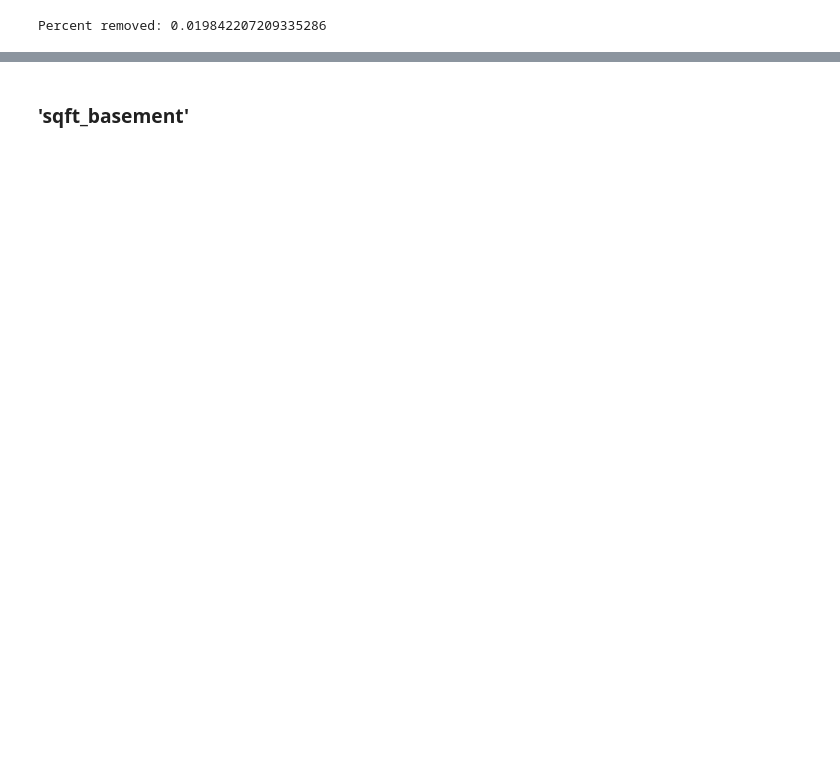
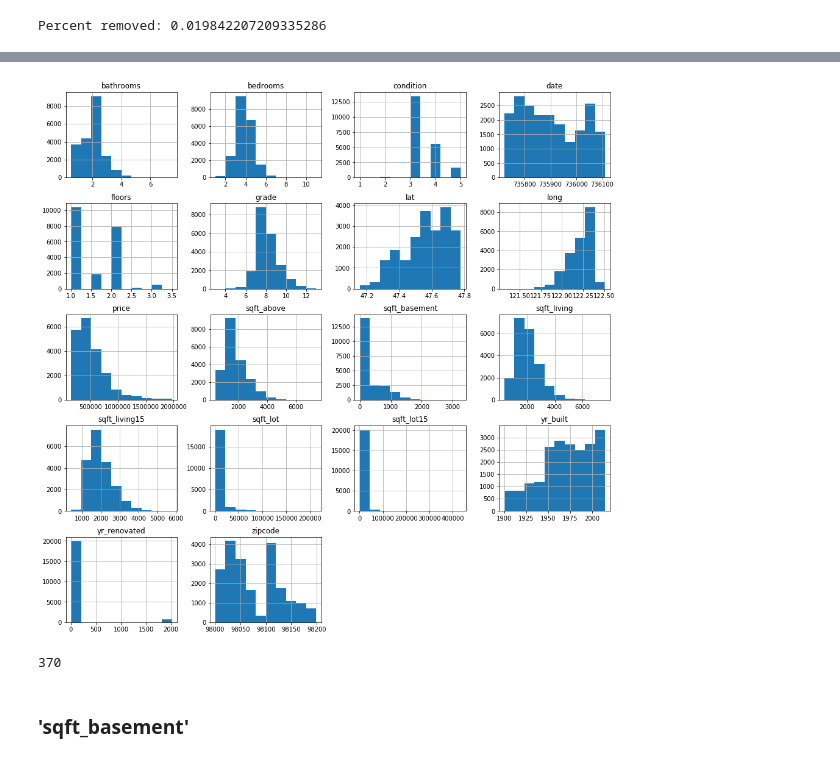
Before and after one commit to JessicaFB/Flipping-Houses-Strategy, a Jupyter notebook: student.ipynb, the cells around one changed output, grey strips where cells are left out. Saved outputs shown, nothing was run; the diff lists cells and outputs as text; code cells hidden in the pictures; blank space fills up the shorter version.

```diff
--- a/student.ipynb
+++ b/student.ipynb
@@ -158,3 +302,12 @@ Percent removed: 0.019842207209335286
+# %%
+# Check out feature distributions
+df.hist(figsize=(16,16) );
+# %% [output]
+[figure, added]
+# %%
+df.sqft_above.min()
+# %% [output]
+370
 # %% [markdown]
 ### 'sqft_basement'
 # %%
```
Also changed, not shown: parts of 66 cells of this notebook.
